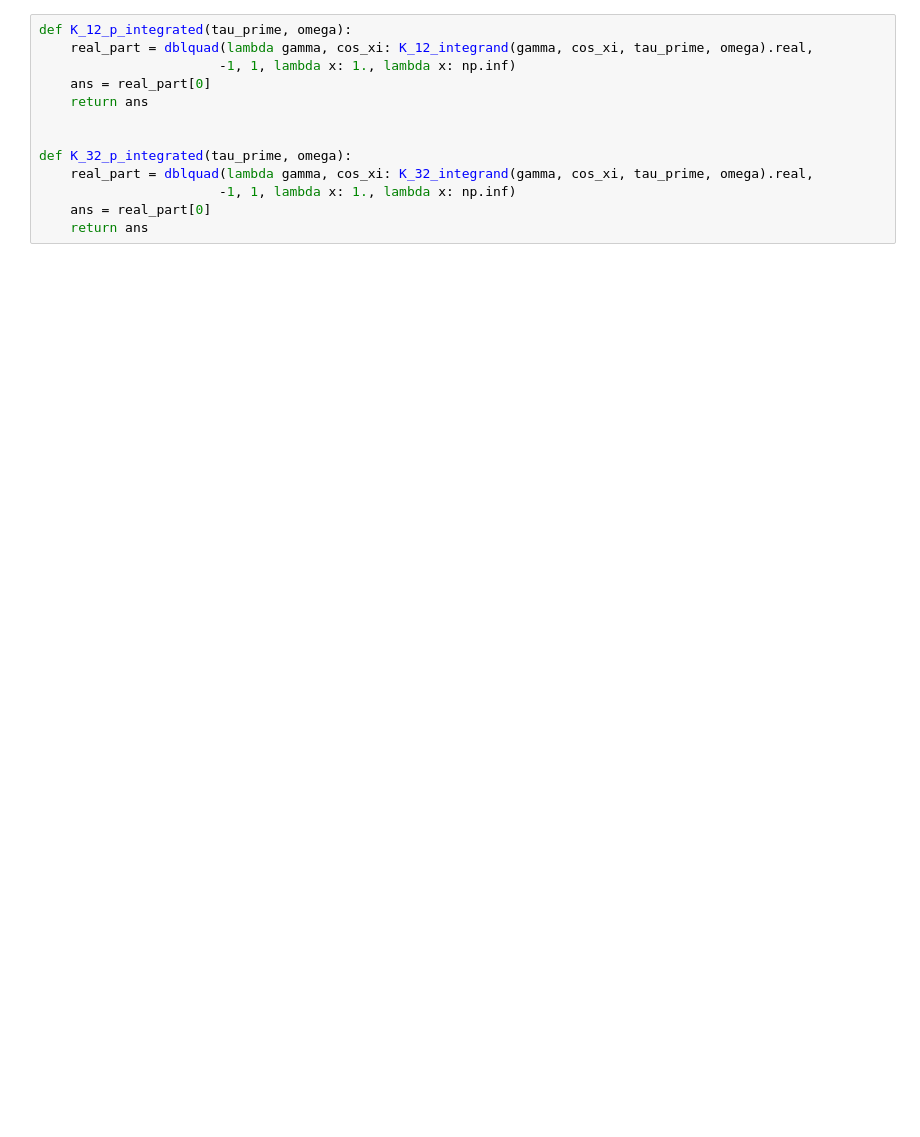
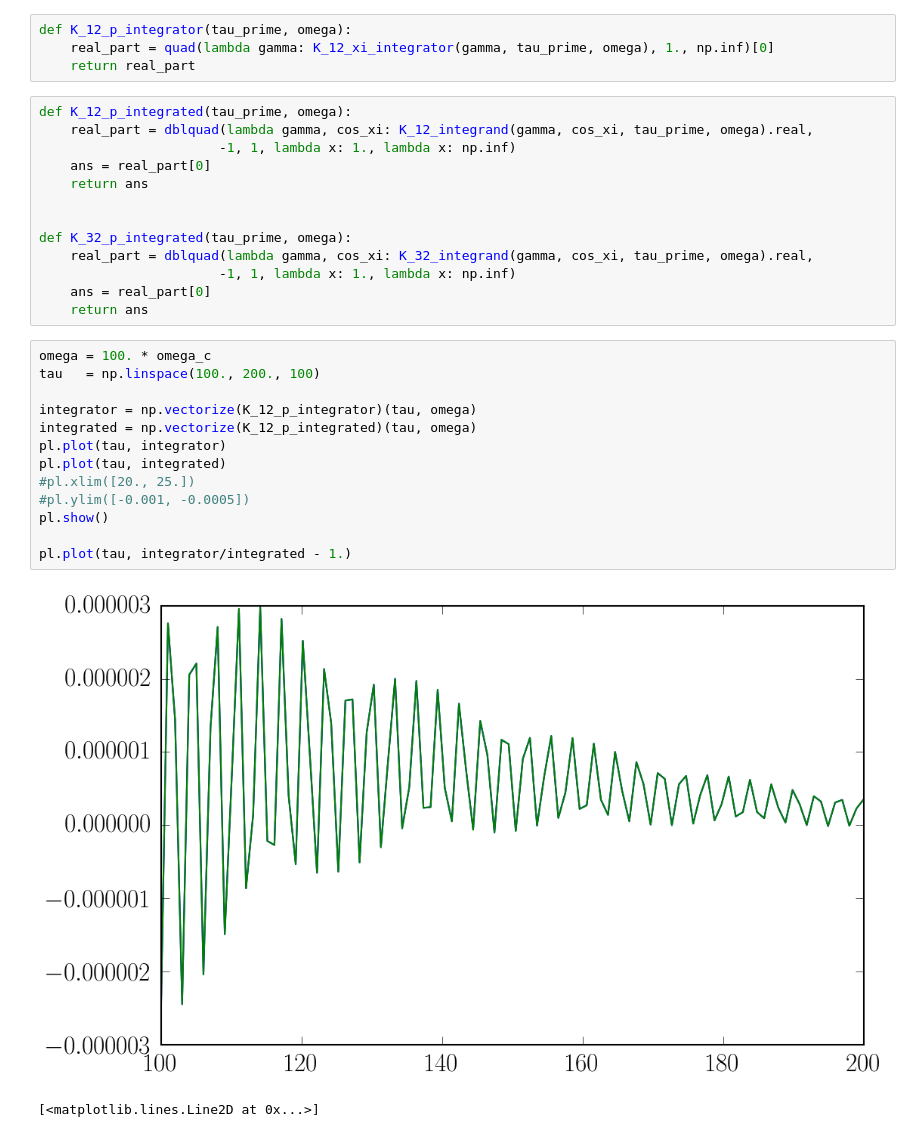
Before and after one commit to aapandy2/dielectric_tensor_tests, a Jupyter notebook: alpha_V_gamxi.ipynb, the cells around one changed output. Cells and saved outputs as stored; diff of their text form; blank space fills up the shorter version.

```diff
--- a/alpha_V_gamxi.ipynb
+++ b/alpha_V_gamxi.ipynb
@@ -119,3 +162,7 @@ pl.colorbar()
+# %%
+def K_12_p_integrator(tau_prime, omega):
+    real_part = quad(lambda gamma: K_12_xi_integrator(gamma, tau_prime, omega), 1., np.inf)[0]
+    return real_part
 # %%
 def K_12_p_integrated(tau_prime, omega):
     real_part = dblquad(lambda gamma, cos_xi: K_12_integrand(gamma, cos_xi, tau_prime, omega).real,
@@ -129,3 +176,19 @@ def K_32_p_integrated(tau_prime, omega):
                        -1, 1, lambda x: 1., lambda x: np.inf)
     ans = real_part[0]
     return ans
+# %%
+omega = 100. * omega_c
+tau   = np.linspace(100., 200., 100)
+
+integrator = np.vectorize(K_12_p_integrator)(tau, omega)
+integrated = np.vectorize(K_12_p_integrated)(tau, omega)
+pl.plot(tau, integrator)
+pl.plot(tau, integrated)
+#pl.xlim([20., 25.])
+#pl.ylim([-0.001, -0.0005])
+pl.show()
+
+pl.plot(tau, integrator/integrated - 1.)
+# %% [output]
+[figure, added]
+[<matplotlib.lines.Line2D at 0x...>]
```
Also changed, not shown: parts of 10 cells of this notebook, 1 other file.
